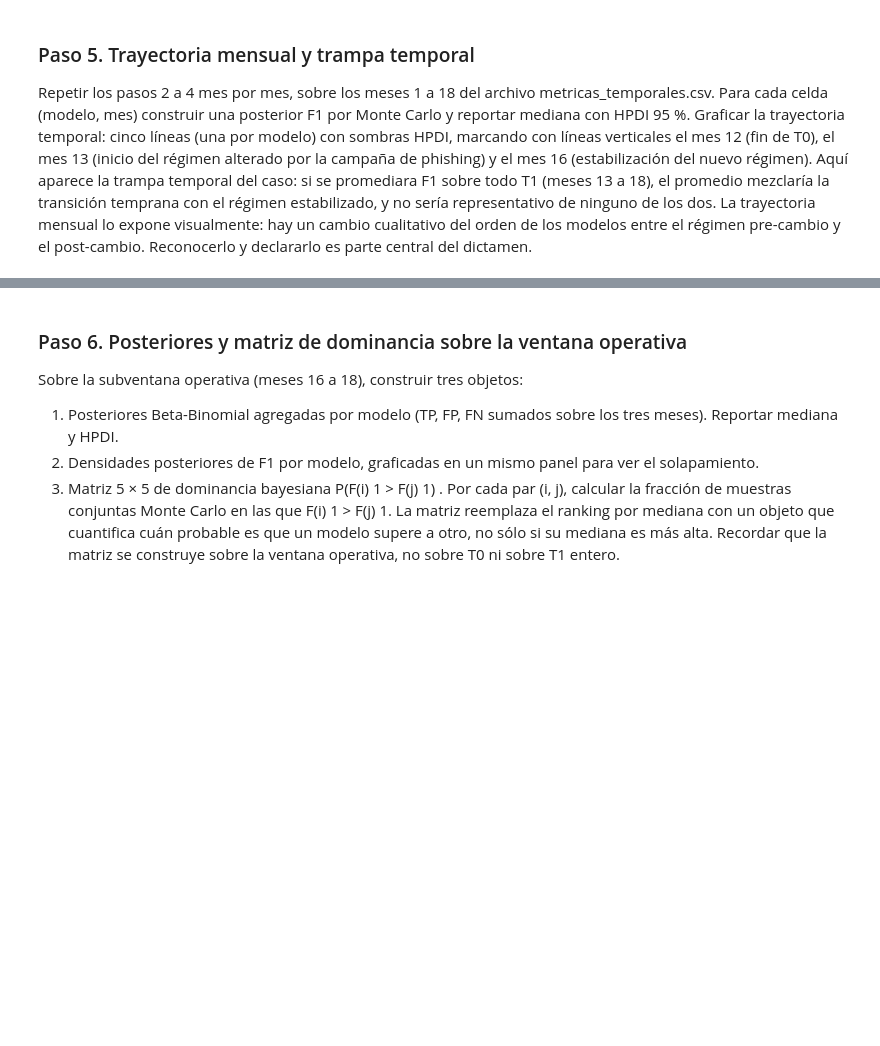
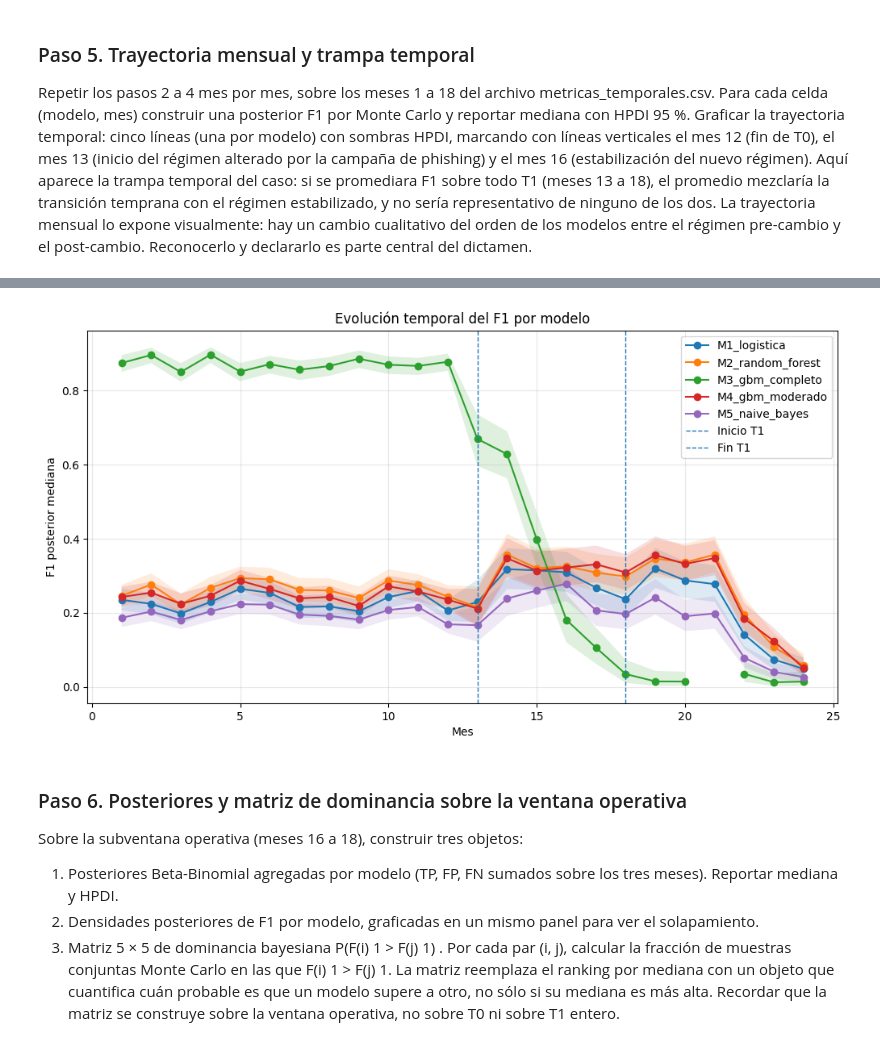
Before and after one commit to FernandoMRestelli/banco-anfora-bayes-fraud, a Jupyter notebook: notebooks/Fernando - AntiFraude.ipynb, the cells around one changed output, grey strips where cells are left out. Saved outputs shown, nothing was run; the diff lists cells and outputs as text; code cells hidden in the pictures; blank space fills up the shorter version.

```diff
--- a/notebooks/Fernando - AntiFraude.ipynb
+++ b/notebooks/Fernando - AntiFraude.ipynb
@@ -901,3 +931,45 @@ for mes, modelo in metricas_temporales.groupby('modelo'):
+# %%
+# Graficar la trayectoria temporal: cinco líneas (una por modelo) con sombras
+# HPDI, marcando con líneas verticales el mes 12 (fin de T0), el mes 13 (inicio del régimen alterado
+# por la campaña de phishing) y el mes 16 (estabilización del nuevo régimen).
+# Aquí aparece la trampa temporal del caso: si se promediara F1 sobre todo T1 (meses 13 a 18), el
+# promedio mezclaría la transición temprana con el régimen estabilizado, y no sería representativo
+# de ninguno de los dos. La trayectoria mensual lo expone visualmente: hay un cambio cualitativo
+# del orden de los modelos entre el régimen pre-cambio y el post-cambio. Reconocerlo y declararlo
+# es parte central del dictamen.
+
+
+## graficar la evolución temporal de la mediana de F1 y su HPDI 95% a lo largo de los meses, para visualizar cómo cambió el desempeño del modelo a lo largo del tiempo.
+
+import warnings
+
+import matplotlib.pyplot as plt
+
+fig, ax = plt.subplots(figsize=(12, 6))
+for modelo, df in metricas_temporales_mc.groupby('modelo'):
+    ax.plot(df['mes'], df['f1_med_mc'], label=modelo, marker='o')
+
+    # Banda HPDI 95%
+    ax.fill_between(
+        df['mes'],
+        df['f1_lo_mc'],
+        df['f1_hi_mc'],
+        alpha=0.15
+    )
+
+
+fig.show()
+
+plt.axvline(x=13, linestyle='--', linewidth=1,  label='Inicio T1')
+plt.axvline(x=18, linestyle='--', linewidth=1, label='Fin T1')
+plt.xlabel('Mes')
+plt.ylabel('F1 posterior mediana')
+plt.title('Evolución temporal del F1 por modelo')
+plt.legend()
+plt.grid(True, alpha=0.3)
+plt.show()
+# %% [output]
+[figure, added]
 # %% [markdown]
 ### Paso 6. Posteriores y matriz de dominancia sobre la ventana operativa
 
```
Also changed, not shown: parts of 3 cells of this notebook.
